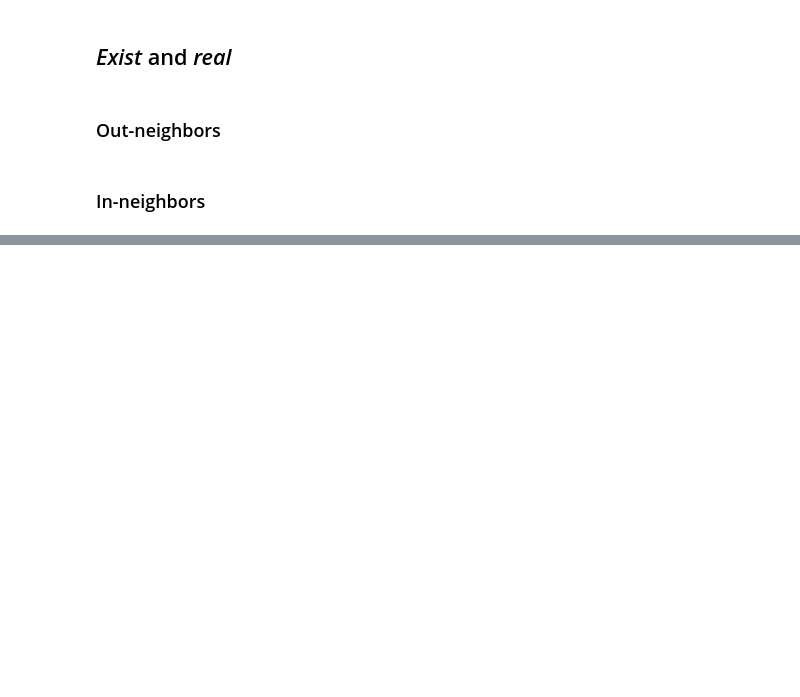
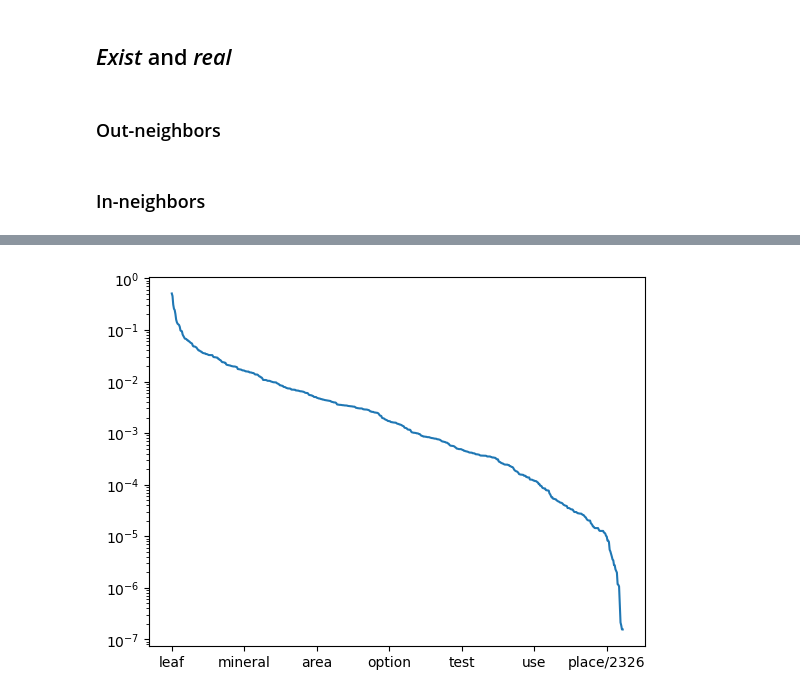
Before and after one commit to makrai/4lang-with-them-roles, a Jupyter notebook: pagerank.ipynb, the cells around one changed output, grey strips where cells are left out. Cells and saved outputs as stored; diff of their text form; code cells hidden in the pictures; blank space fills up the shorter version.

```diff
--- a/pagerank.ipynb
+++ b/pagerank.ipynb
@@ -455,0 +522,6 @@ fl.groupby([in_degree_ser==0,fl.pagerank<5.578344e-05]).size()
+# %%
+page_rank_ser.plot()
+#plt.xscale('log')
+plt.yscale('log')
+# %% [output]
+[figure, added]
```
Also changed, not shown: parts of 29 cells of this notebook.
